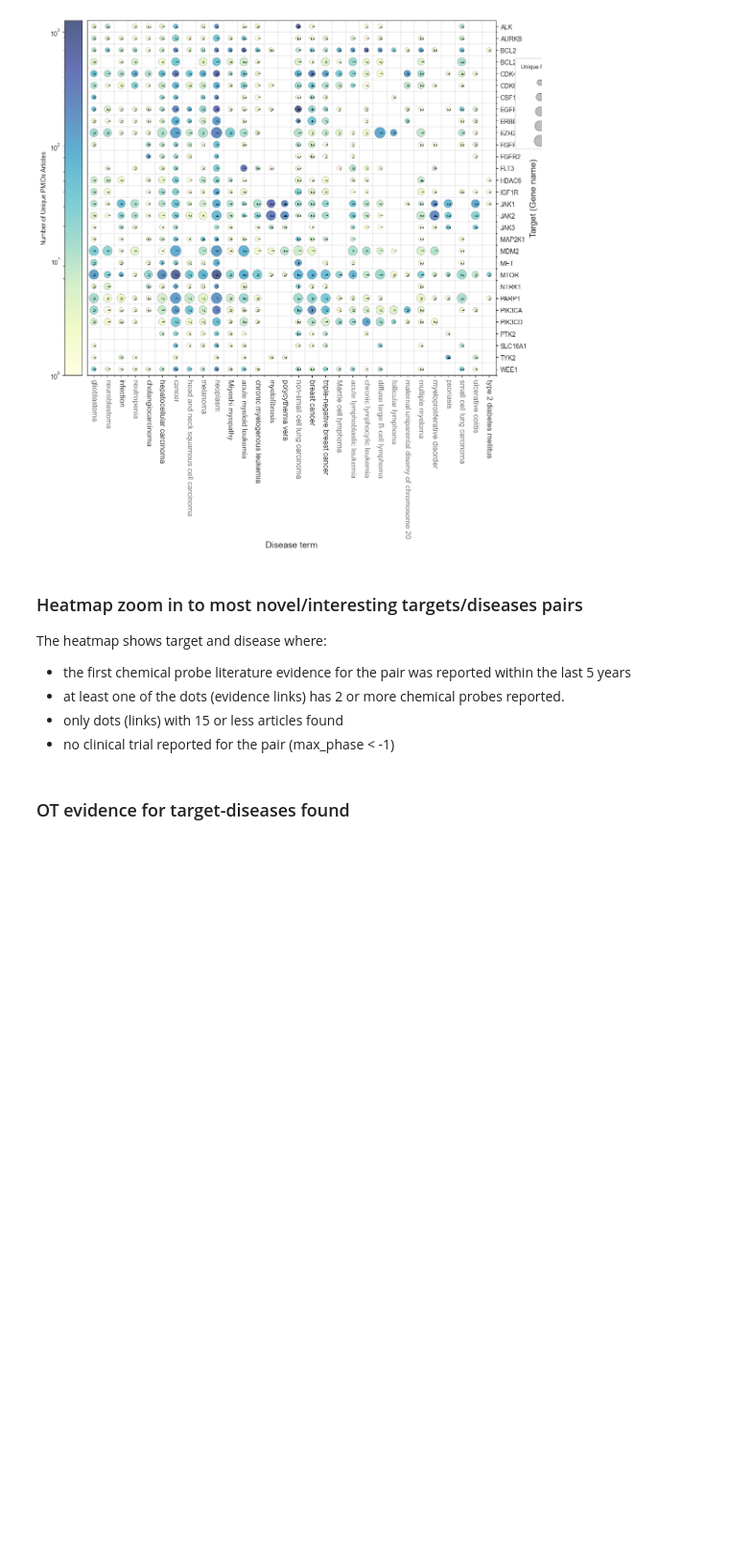
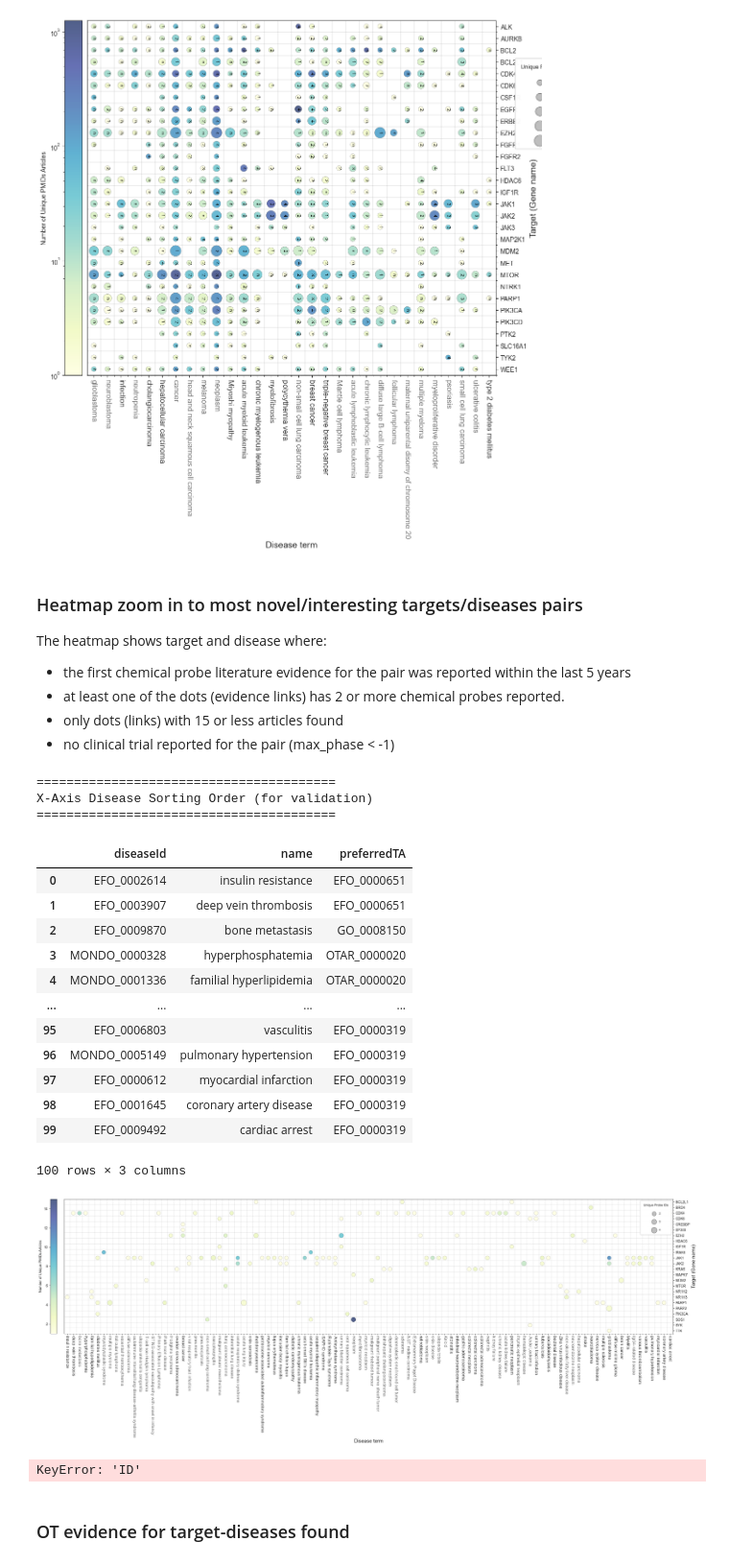
Before and after one commit to chembl/chemical_probes_lit, a Jupyter notebook: 2_probesLit/8_plotting_data.ipynb, the cells around one changed output. Shown at 96% size. Drawn from its saved outputs; the diff is of its cells as text; code cells hidden in the pictures; blank space fills up the shorter version.

```diff
--- a/2_probesLit/8_plotting_data.ipynb
+++ b/2_probesLit/8_plotting_data.ipynb
@@ -957,6 +913,7 @@ nondisease_ids = pd.read_csv('validation/nondisease.csv', sep=',')['diseaseId'].
 # %%
 subs3 = ner_triplets_ptpairs[ner_triplets_ptpairs.diseaseId.str.startswith(('EFO', 'MONDO'), na=False)]
 subs3 = subs3[(~subs3['diseaseId'].isin(nondisease_ids+bad_ner_ids)) & (subs3['preferredTA'] != 'EFO_0001444')]
+subs3 = subs3.dropna(subset=['diseaseId', 'preferredTA', 'name'])
 
 # 0. Create mask for target-disease pairs with first evidence in last 5 years
 subs3['date'] = pd.to_datetime(subs3['date'])
@@ -988,8 +945,8 @@ if strict:
         (grouped_data['pmid_count'] > 0) & (grouped_data['pmid_count'] < 21) &
         ((grouped_data['max_phase'] < -1) | (grouped_data['max_phase'].isna())) # -1 are drugs that don't have assigned level, but drugs anyways
         ]
-    fig_width = 35
-    fig_height = 15
+    fig_width = 30
+    fig_height = 10
 else:
     #Filter aggregated data to only novel targets and diseases pairs. (The two steps filter ensures adding all bubles for the pair and not just the one with 2 chemical probes or more)
     grouped_data = grouped_data[
@@ -1061,8 +1018,8 @@ else:
     # Get the unique TA values in the order they appear
     unique_tas = sorted_disease_info['preferredTA'].unique()
     # Define your two alternating colors
-    color_2 = '#404040' # lighter blue
-    color_1 = '#737373' # Dark blue
+    color_1 = '#404040' # lighter blue
+    color_2 = '#737373' # Dark blue
     # Create dictionary mapping each TA to one of the two colors based on its order
     # i % 2 == 0 checks if the index is even.
     ta_to_color = {ta: (color_1 if i % 2 == 0 else color_2) for i, ta in enumerate(unique_tas)}
@@ -1181,37 +1138,57 @@ else:
     legend_handles = []
     legend_labels = []
 
     # Determine the overall maximum raw size for consistent scaling in the legend
     # This should match how 'scaled_sizes' for the main plot was determined
     max_raw_overall_for_scaling = bubble_sizes_raw.max() if not bubble_sizes_raw.empty and bubble_sizes_raw.max() > 0 else 0
     if len(legend_probe_counts) > 0:
         for count_val in legend_probe_counts:
             # Apply the same scaling logic as used for the main plot's bubbles
             if max_raw_overall_for_scaling > 0:
                 scaled_size_legend = min_size + (count_val / max_raw_overall_for_scaling) * scale_factor
             else:
                 # Fallback if no positive max_raw_overall (e.g. all counts are 0 or data is empty)
                 # This case implies all bubbles would be min_size.
                 # If count_val itself can be 0 and min_size is for positive counts, adjust as needed.
                 scaled_size_legend = min_size
             legend_handles.append(plt.scatter([], [], s=scaled_size_legend, c='darkgrey', alpha=0.7, edgecolors='black', linewidth=0.5))
             legend_labels.append(f'{count_val}') # Label is the raw probeId_count
         if legend_handles: # Ensure there's something to add to the legend
             size_legend = ax.legend(
                 handles=legend_handles, labels=legend_labels, title='Unique Probe IDs',
                 loc='upper right', bbox_to_anchor=(1, 1), # Your existing legend position
                 labelspacing=2.0, borderpad=1.2, frameon=True, fontsize=8, title_fontsize=9 # Your existing legend styling
             )
             ax.add_artist(size_legend) # Add this legend to the plot
 
     # Layout adjustment
     plt.tight_layout()
     #plt.savefig("figs/ner_probes_heatmap_zoom_5y_strong_nc.png", dpi=400)
-    #plt.savefig("figs/ner_probes_heatmap_zoom_10y_strict.svg", dpi=400)
+    plt.savefig("figs/ner_probes_heatmap_zoom_5y_strict.svg", dpi=400)
     plt.show()
+# %% [output]
+========================================
+X-Axis Disease Sorting Order (for validation)
+========================================
+|  | diseaseId | name | preferredTA |
+| 0 | EFO_0002614 | insulin resistance | EFO_0000651 |
+| 1 | EFO_0003907 | deep vein thrombosis | EFO_0000651 |
+| 2 | EFO_0009870 | bone metastasis | GO_0008150 |
+| 3 | MONDO_0000328 | hyperphosphatemia | OTAR_0000020 |
+| 4 | MONDO_0001336 | familial hyperlipidemia | OTAR_0000020 |
+| ... | ... | ... | ... |
+| 95 | EFO_0006803 | vasculitis | EFO_0000319 |
+| 96 | MONDO_0005149 | pulmonary hypertension | EFO_0000319 |
+| 97 | EFO_0000612 | myocardial infarction | EFO_0000319 |
+| 98 | EFO_0001645 | coronary artery disease | EFO_0000319 |
+| 99 | EFO_0009492 | cardiac arrest | EFO_0000319 |
+100 rows × 3 columns
+[figure, added]
 # %%
 # Writing subset of novel cases
 result = pd.merge(subs3, grouped_data[['gene', 'diseaseId']], on=['ID', 'Category'], how='inner')
+# %% [output]
+KeyError: 'ID'
 # %%
 ### CHECKING EXAMPLEs
 ex = subs3[(subs3.diseaseId == 'EFO_0000770') & (subs3.gene == 'IGF1R')][['pmid','section', 'sentence', 'probe', 'phase']] # & (subs3.sentence.str.contains('MBC'))
```
Also changed, not shown: parts of 7 cells of this notebook, 18 other files.
